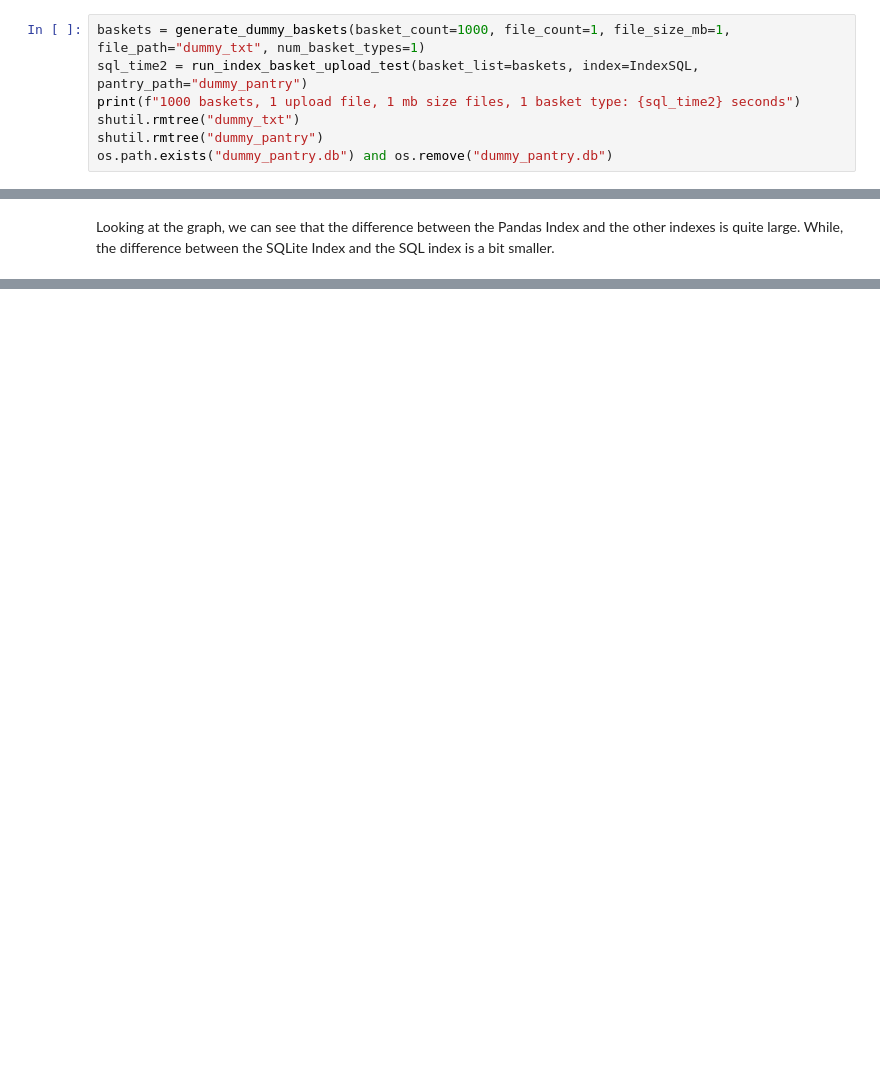
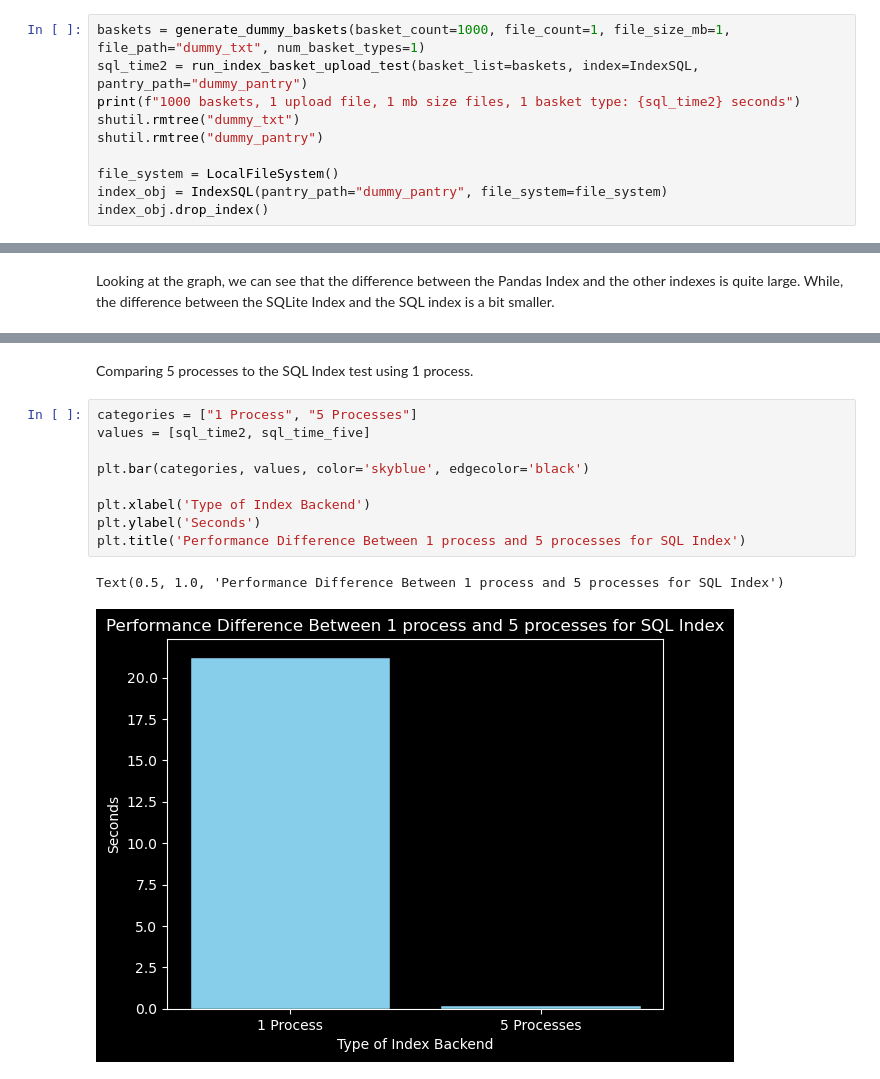
Before and after one commit to 309thEDDGE/weave, a Jupyter notebook: weave/analytics/index_upload_tests.ipynb, the cells around one changed output, grey strips where cells are left out. Saved outputs shown, nothing was run; the diff lists cells and outputs as text; blank space fills up the shorter version.

Commit message:
5 processes uploading a 1000 baskets through sql index

```diff
--- a/weave/analytics/index_upload_tests.ipynb
+++ b/weave/analytics/index_upload_tests.ipynb
@@ -140,5 +119,8 @@ sql_time2 = run_index_basket_upload_test(basket_list=baskets, index=IndexSQL, pa
 print(f"1000 baskets, 1 upload file, 1 mb size files, 1 basket type: {sql_time2} seconds")
 shutil.rmtree("dummy_txt")
 shutil.rmtree("dummy_pantry")
-os.path.exists("dummy_pantry.db") and os.remove("dummy_pantry.db")
+
+file_system = LocalFileSystem()
+index_obj = IndexSQL(pantry_path="dummy_pantry", file_system=file_system)
+index_obj.drop_index()
 # %% [output]
@@ -163,0 +207,14 @@ Looking at the graph, we can see that the difference between the Pandas Index an
+# %% [markdown]
+Comparing 5 processes to the SQL Index test using 1 process.
+# %%
+categories = ["1 Process", "5 Processes"]
+values = [sql_time2, sql_time_five]
+
+plt.bar(categories, values, color='skyblue', edgecolor='black')
+
+plt.xlabel('Type of Index Backend')
+plt.ylabel('Seconds')
+plt.title('Performance Difference Between 1 process and 5 processes for SQL Index')
+# %% [output]
+Text(0.5, 1.0, 'Performance Difference Between 1 process and 5 processes for SQL Index')
+[figure, added]
```
Also changed, not shown: parts of 15 cells of this notebook.
